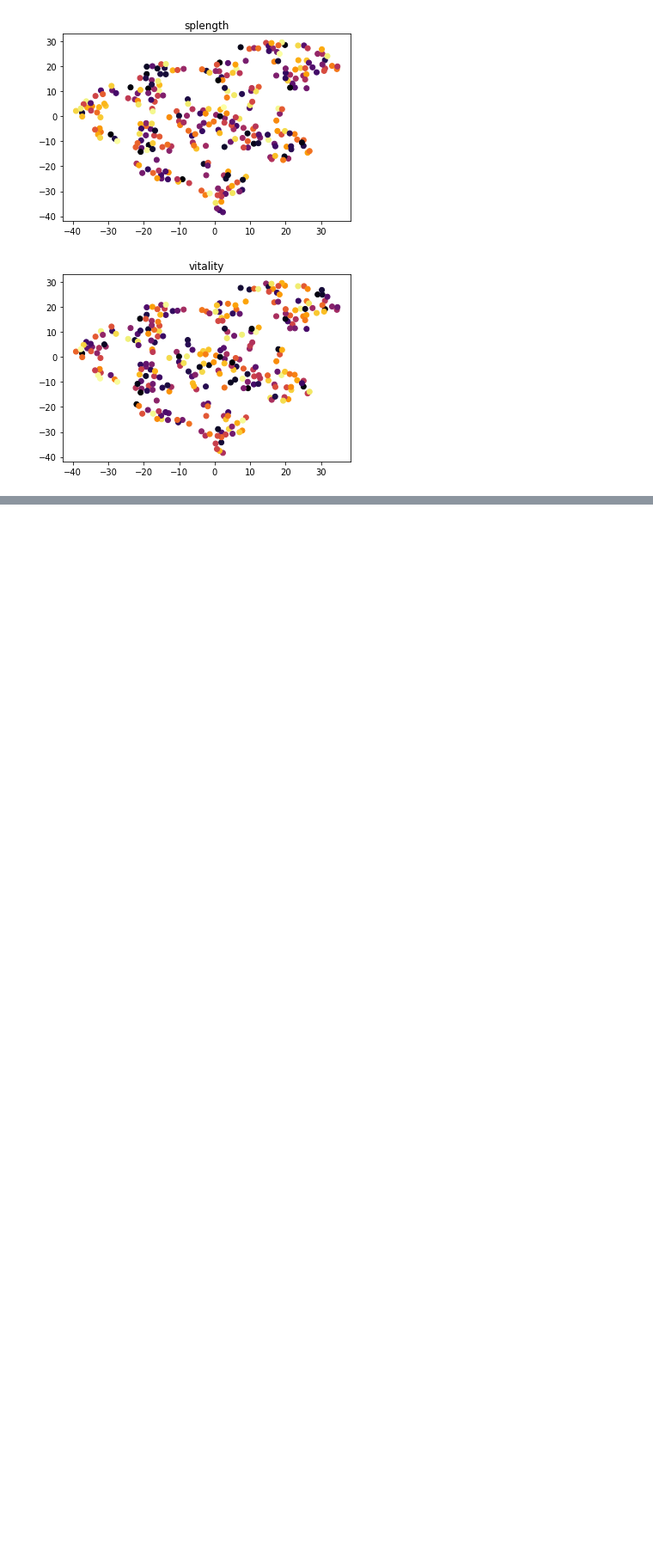
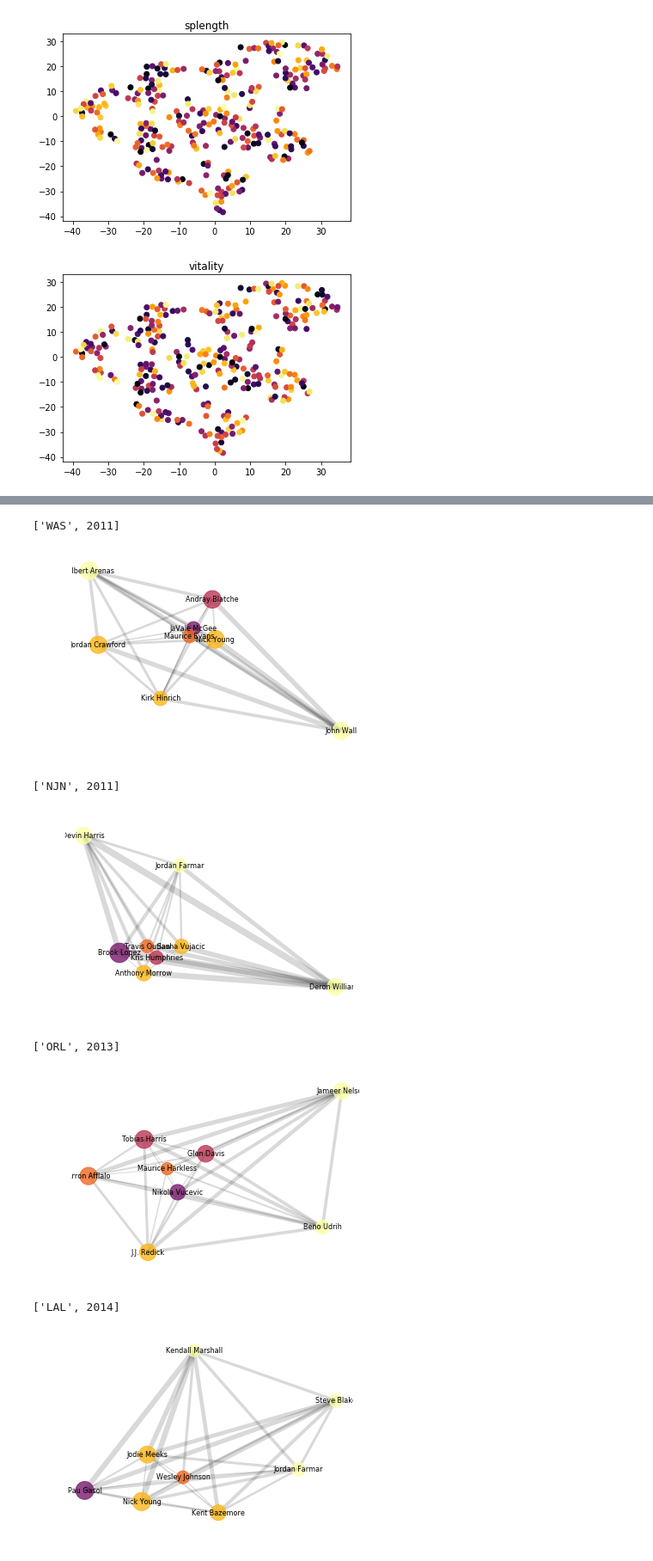
Before and after one commit to rohannramesh/Basketball_predictions, a Jupyter notebook: Team_by_team_analysis.ipynb, the cells around one changed output, grey strips where cells are left out. Shown at 86% size. Drawn from its saved outputs; the diff is of its cells as text; code cells hidden in the pictures; blank space fills up the shorter version.

```diff
--- a/Team_by_team_analysis.ipynb
+++ b/Team_by_team_analysis.ipynb
@@ -532,8 +539,17 @@ plt.show()
 # %%
 # for each cluster lets plot all of the graphs for teams in that cluster
-curr_cluster = 10
+curr_cluster = 3
 idx_of_that_cluster = np.where(agg_clust_labels == curr_cluster)
 for i in idx_of_that_cluster[0]:
     curr_team_year = team_and_year[i]
     print(curr_team_year)
     visualize_graph_for_team_year(all_team_graphs[str(curr_team_year[1])][curr_team_year[0]])
+# %% [output]
+['WAS', 2011]
+[figure, added]
+['NJN', 2011]
+[figure, added]
+['ORL', 2013]
+[figure, added]
+['LAL', 2014]
+[figure, added]
```
Also changed, not shown: parts of 7 cells of this notebook.
